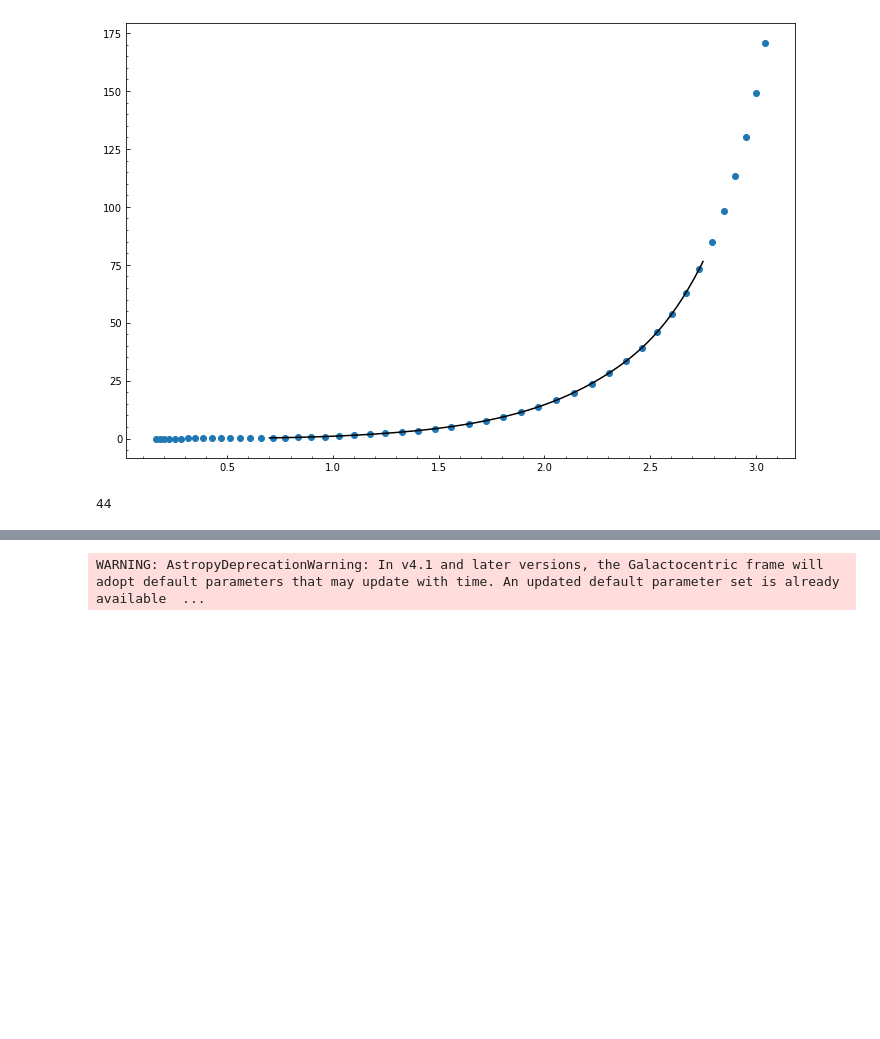
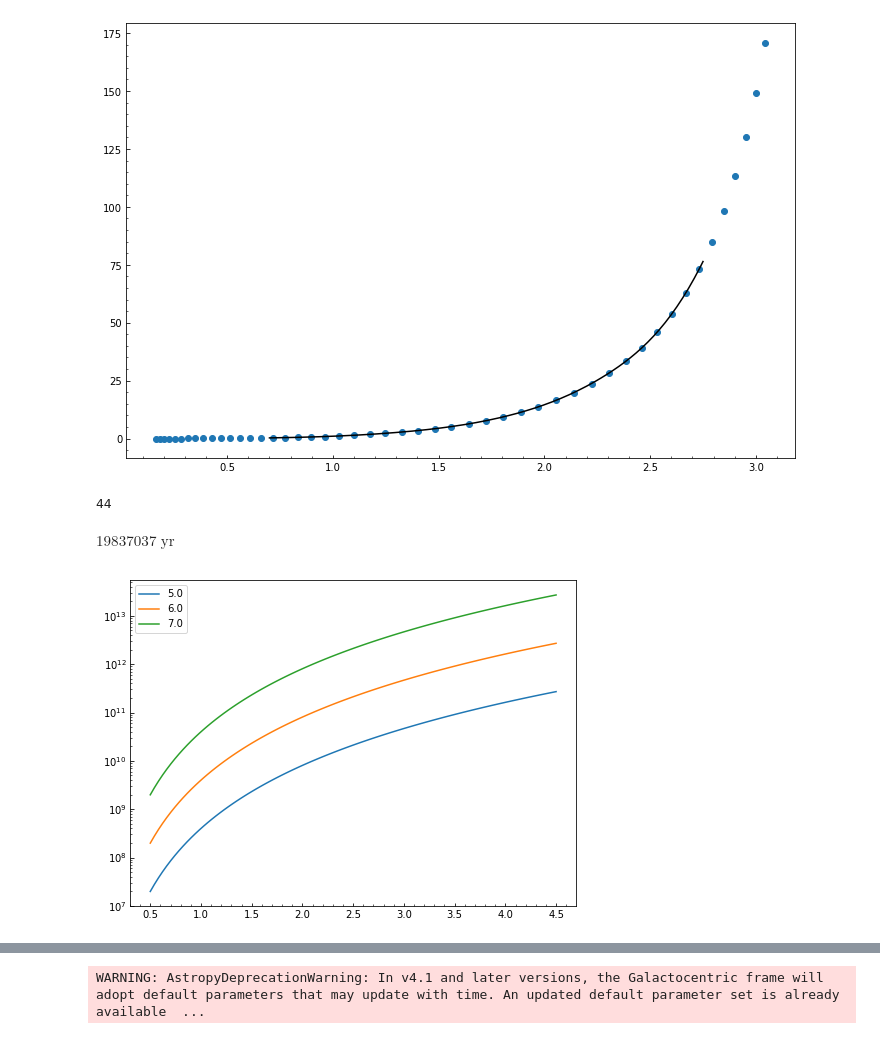
Before and after one commit to jacobhhamer/USP_Project, a Jupyter notebook: USP_Destruction_Paper.ipynb, the cells around one changed output, grey strips where cells are left out. Cells and saved outputs as stored; diff of their text form; code cells hidden in the pictures; blank space fills up the shorter version.

Commit message:
Adds inspiral time plot to visualize claims of Lee & Chiang USP formation paper

```diff
--- a/USP_Destruction_Paper.ipynb
+++ b/USP_Destruction_Paper.ipynb
@@ -1601,3 +1615,29 @@ uspbrewer['Mp_Brewer']=mr_spline(uspbrewer['Rp_Brewer'])
 len(hjs.loc[hjs.pl_bmassj>2.68])
 # %% [output]
 44
+# %%
+def tin(Qs, Mp, Ms, Rs, P):
+    P*=unit.yr*unit.day.to('yr')
+    a=P.value**(2/3)*cons.au
+    Mp*=cons.M_earth
+    Ms*=cons.M_sun
+    Rs*=cons.R_sun
+    t_in=(2/13)*(2/9)*Qs*(Ms/Mp)*((a/Rs)**5)*(P/(2*np.pi))
+    return t_in
+Ps=np.linspace(0.5, 4.5, 100)
+Qs=np.array([10**5, 10**6, 10**7])
+# %%
+tin(Qs[0],uspbrewer.Mp_Brewer.median(), uspbrewer.Mass.median(), uspbrewer.R_star_Brewer.median(), Ps[0])
+# %% [output]
+$19837037 \; \mathrm{yr}$
+# %%
+fig, axes= plt.subplots(1,1,figsize=(8,6))
+for Q in Qs:
+    tins=[]
+    for P in Ps:
+        tins.append(tin(Q, uspbrewer.Mp_Brewer.median(), uspbrewer.Mass.median(), uspbrewer.R_star_Brewer.median(), P).value)
+    axes.plot(Ps, tins, label=str(np.log10(Q)))
+axes.legend()
+axes.set_yscale('log')
+# %% [output]
+[figure, added]
```
Also changed, not shown: parts of 11 cells of this notebook.
